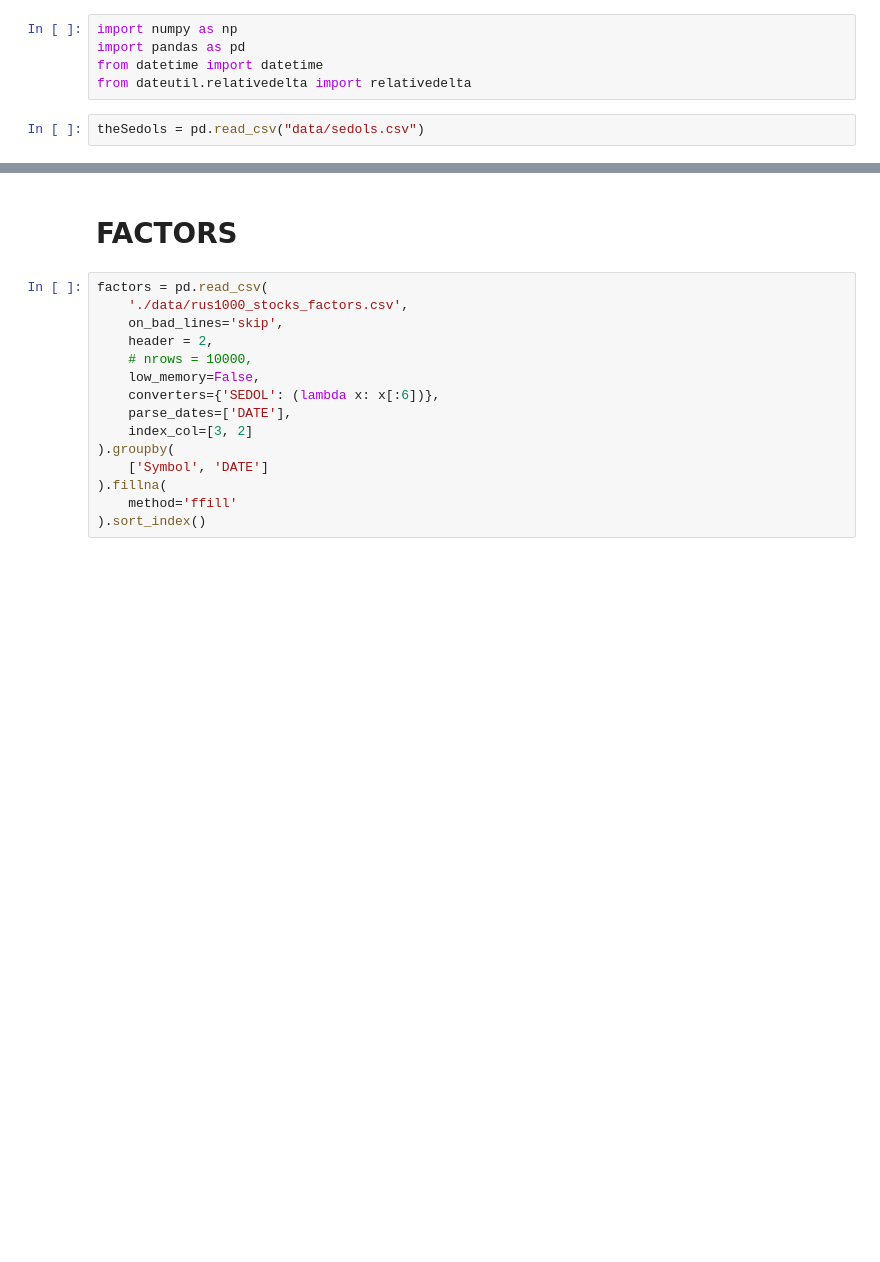
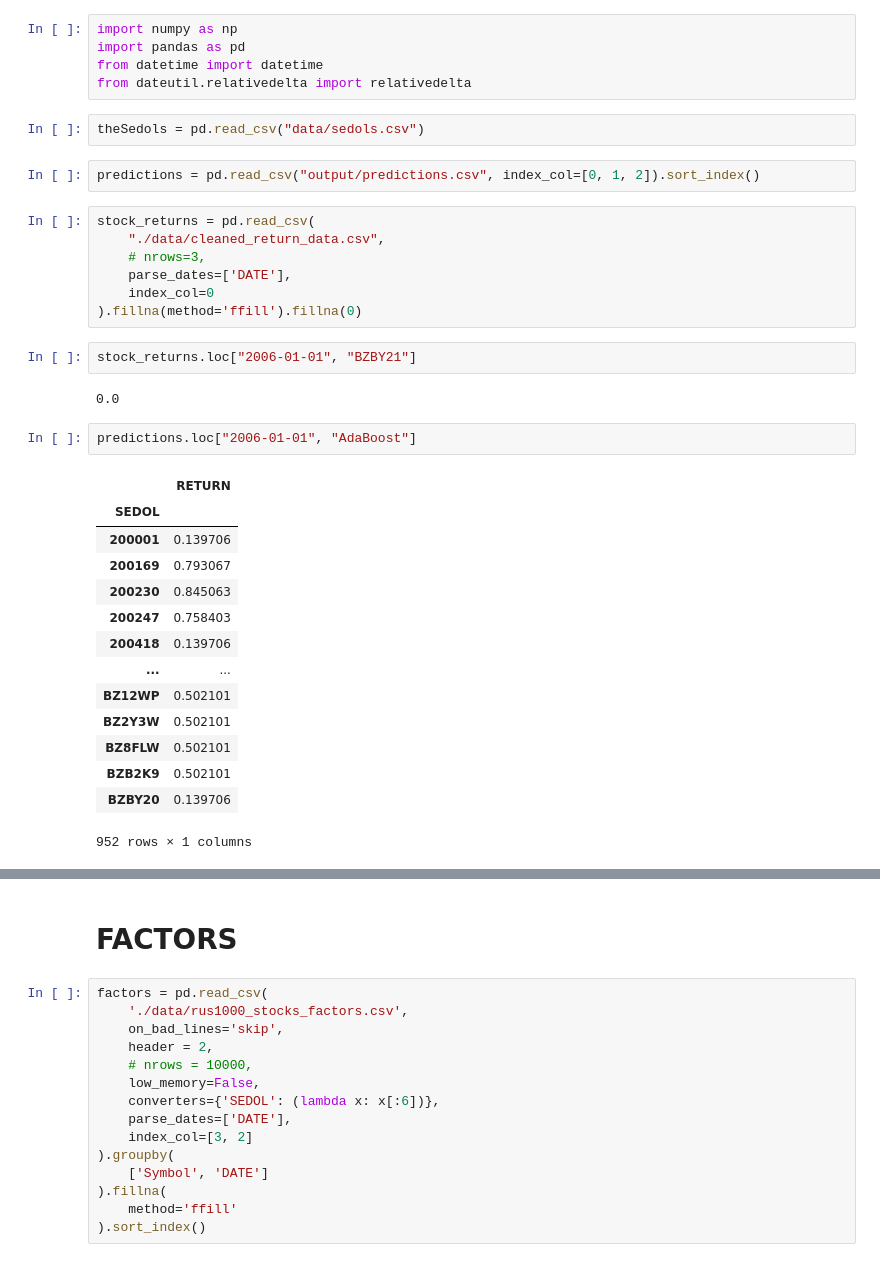
Before and after one commit to layoups/multi-factor-portfolio-construction, a Jupyter notebook: testing.ipynb, the cells around one changed output, grey strips where cells are left out. Drawn from its saved outputs; the diff is of its cells as text; blank space fills up the shorter version.

Commit message:
testing portfolio returns

```diff
--- a/testing.ipynb
+++ b/testing.ipynb
@@ -5,3 +5,33 @@ from datetime import datetime
 from dateutil.relativedelta import relativedelta
 # %%
 theSedols = pd.read_csv("data/sedols.csv")
+# %%
+predictions = pd.read_csv("output/predictions.csv", index_col=[0, 1, 2]).sort_index()
+# %%
+stock_returns = pd.read_csv(
+    "./data/cleaned_return_data.csv",
+    # nrows=3,
+    parse_dates=['DATE'],
+    index_col=0
+).fillna(method='ffill').fillna(0)
+# %%
+stock_returns.loc["2006-01-01", "BZBY21"]
+# %% [output]
+0.0
+# %%
+predictions.loc["2006-01-01", "AdaBoost"]
+# %% [output]
+|  | RETURN |
+| SEDOL |  |
+| 200001 | 0.139706 |
+| 200169 | 0.793067 |
+| 200230 | 0.845063 |
+| 200247 | 0.758403 |
+| 200418 | 0.139706 |
+| ... | ... |
+| BZ12WP | 0.502101 |
+| BZ2Y3W | 0.502101 |
+| BZ8FLW | 0.502101 |
+| BZB2K9 | 0.502101 |
+| BZBY20 | 0.139706 |
+952 rows × 1 columns
```
Also changed, not shown: parts of 2 cells of this notebook, 1 other file.
